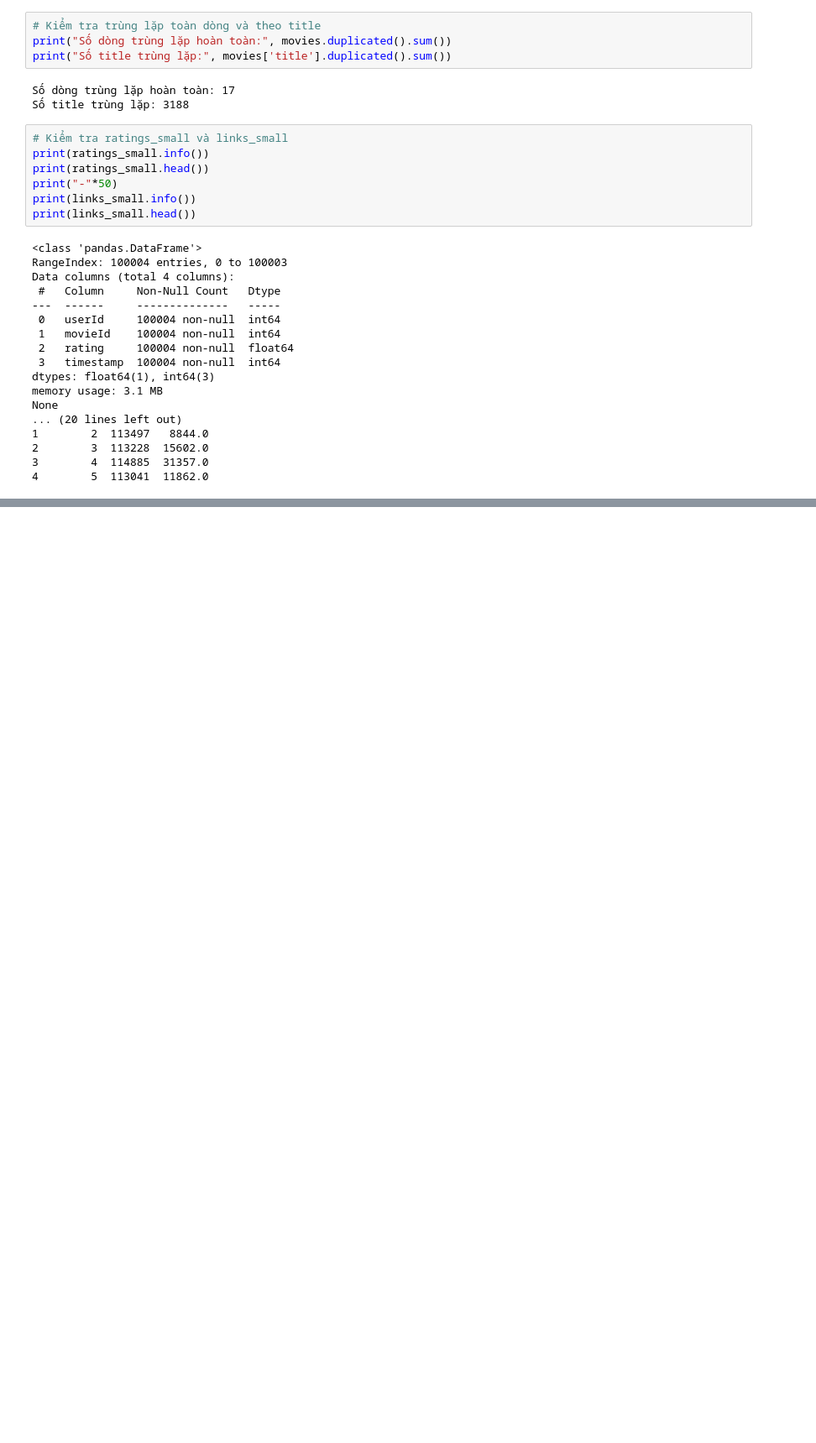
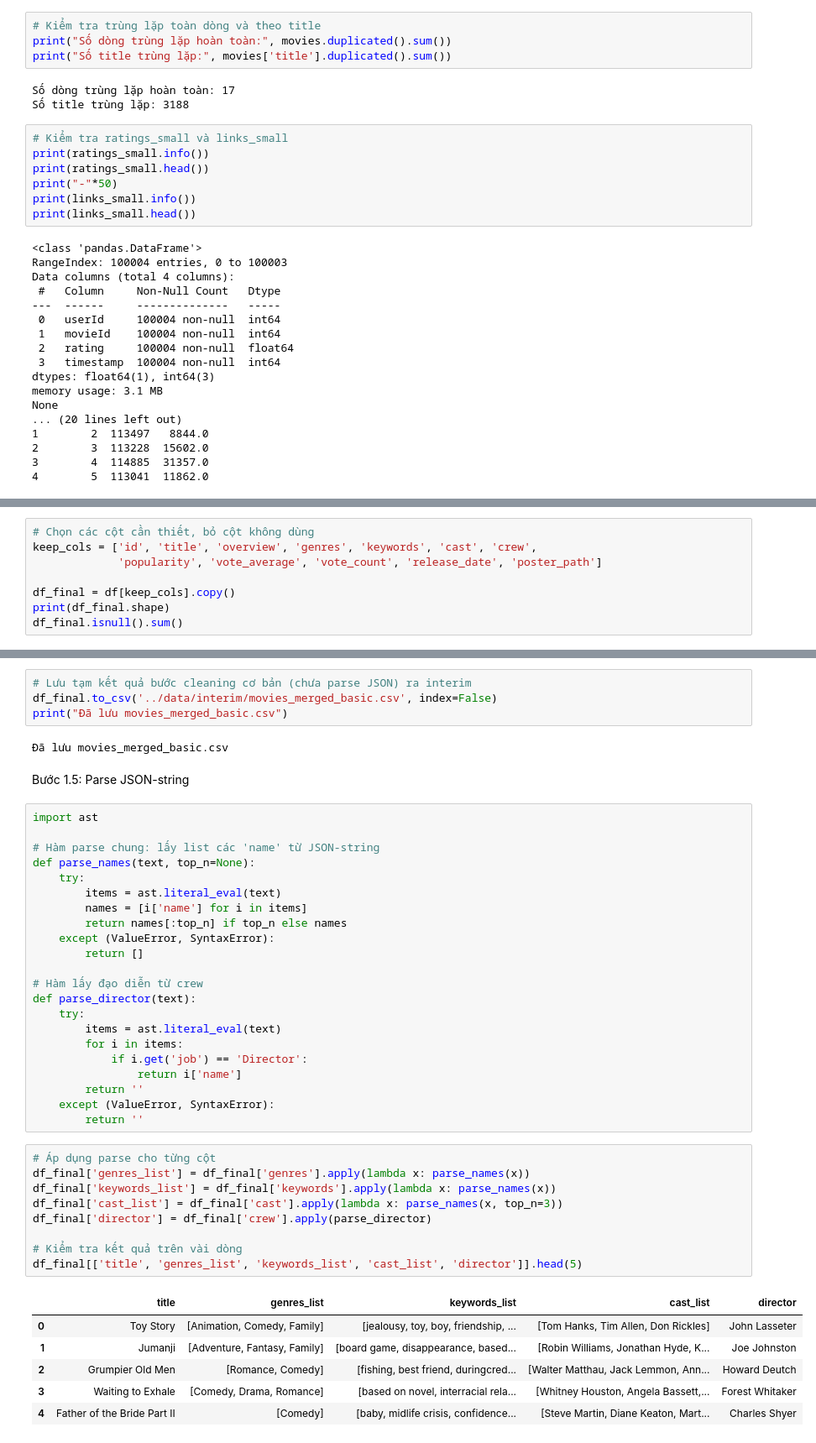
Before and after one commit to nguyenlongCS/Movie_Recommend_System, a Jupyter notebook: notebooks/01_data_cleaning.ipynb, the cells around one changed output, grey strips where cells are left out. Shown at 84% size. Cells and saved outputs as stored; diff of their text form; blank space fills up the shorter version.

Commit message:
data cleaning - v2.0

```diff
--- a/notebooks/01_data_cleaning.ipynb
+++ b/notebooks/01_data_cleaning.ipynb
@@ -126,0 +210,8 @@ None
+# %%
+# Chọn các cột cần thiết, bỏ cột không dùng
+keep_cols = ['id', 'title', 'overview', 'genres', 'keywords', 'cast', 'crew',
+             'popularity', 'vote_average', 'vote_count', 'release_date', 'poster_path']
+
+df_final = df[keep_cols].copy()
+print(df_final.shape)
+df_final.isnull().sum()
@@ -126,0 +259,46 @@ None
+# %%
+# Lưu tạm kết quả bước cleaning cơ bản (chưa parse JSON) ra interim
+df_final.to_csv('../data/interim/movies_merged_basic.csv', index=False)
+print("Đã lưu movies_merged_basic.csv")
+# %% [output]
+Đã lưu movies_merged_basic.csv
+# %% [markdown]
+Bước 1.5: Parse JSON-string
+# %%
+import ast
+
+# Hàm parse chung: lấy list các 'name' từ JSON-string
+def parse_names(text, top_n=None):
+    try:
+        items = ast.literal_eval(text)
+        names = [i['name'] for i in items]
+        return names[:top_n] if top_n else names
+    except (ValueError, SyntaxError):
+        return []
+
+# Hàm lấy đạo diễn từ crew
+def parse_director(text):
+    try:
+        items = ast.literal_eval(text)
+        for i in items:
+            if i.get('job') == 'Director':
+                return i['name']
+        return ''
+    except (ValueError, SyntaxError):
+        return ''
+# %%
+# Áp dụng parse cho từng cột
+df_final['genres_list'] = df_final['genres'].apply(lambda x: parse_names(x))
+df_final['keywords_list'] = df_final['keywords'].apply(lambda x: parse_names(x))
+df_final['cast_list'] = df_final['cast'].apply(lambda x: parse_names(x, top_n=3))
+df_final['director'] = df_final['crew'].apply(parse_director)
+
+# Kiểm tra kết quả trên vài dòng
+df_final[['title', 'genres_list', 'keywords_list', 'cast_list', 'director']].head(5)
+# %% [output]
+|  | title | genres_list | keywords_list | cast_list | director |
+| 0 | Toy Story | [Animation, Comedy, Family] | [jealousy, toy, boy, friendship, ... | [Tom Hanks, Tim Allen, Don Rickles] | John Lasseter |
+| 1 | Jumanji | [Adventure, Fantasy, Family] | [board game, disappearance, based... | [Robin Williams, Jonathan Hyde, K... | Joe Johnston |
+| 2 | Grumpier Old Men | [Romance, Comedy] | [fishing, best friend, duringcred... | [Walter Matthau, Jack Lemmon, Ann... | Howard Deutch |
+| 3 | Waiting to Exhale | [Comedy, Drama, Romance] | [based on novel, interracial rela... | [Whitney Houston, Angela Bassett,... | Forest Whitaker |
+| 4 | Father of the Bride Part II | [Comedy] | [baby, midlife crisis, confidence... | [Steve Martin, Diane Keaton, Mart... | Charles Shyer |
```
Also changed, not shown: parts of 20 cells of this notebook, 1 other file.
